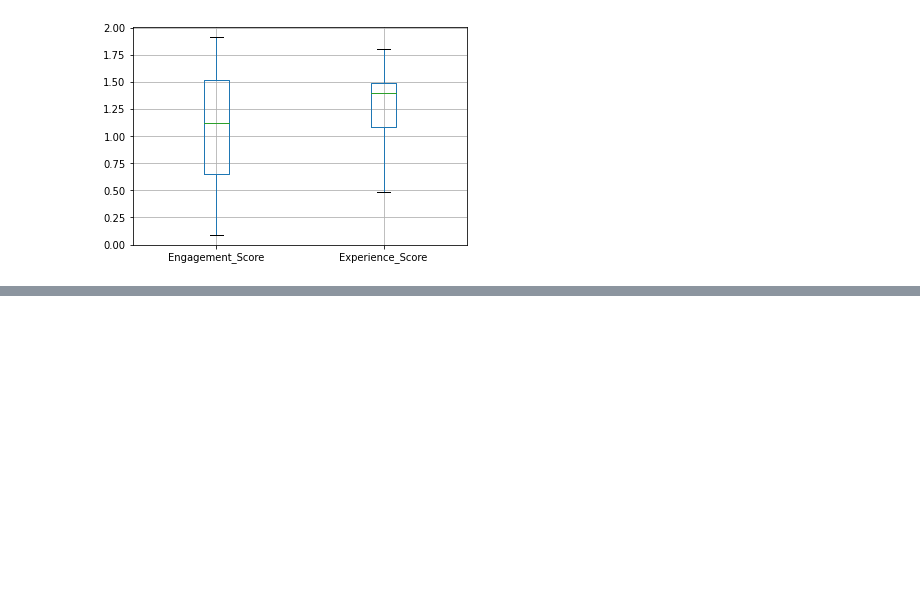
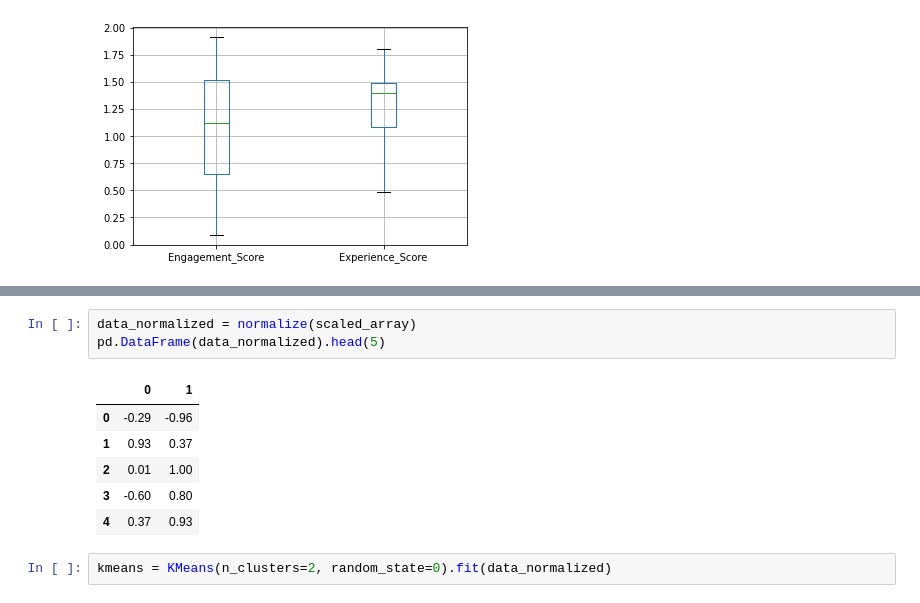
Before and after one commit to bkget/Telecom-Data-Analysis, a Jupyter notebook: notebooks/4.user_satisifaction_analysis.ipynb, the cells around one changed output, grey strips where cells are left out. Cells and saved outputs as stored; diff of their text form; blank space fills up the shorter version.

```diff
--- a/notebooks/4.user_satisifaction_analysis.ipynb
+++ b/notebooks/4.user_satisifaction_analysis.ipynb
@@ -281,0 +294,12 @@ user_satisfaction_df.boxplot()
+# %%
+data_normalized = normalize(scaled_array)
+pd.DataFrame(data_normalized).head(5)
+# %% [output]
+|  | 0 | 1 |
+| 0 | -0.29 | -0.96 |
+| 1 | 0.93 | 0.37 |
+| 2 | 0.01 | 1.00 |
+| 3 | -0.60 | 0.80 |
+| 4 | 0.37 | 0.93 |
+# %%
+kmeans = KMeans(n_clusters=2, random_state=0).fit(data_normalized)
```
Also changed, not shown: parts of 1 cell of this notebook.
